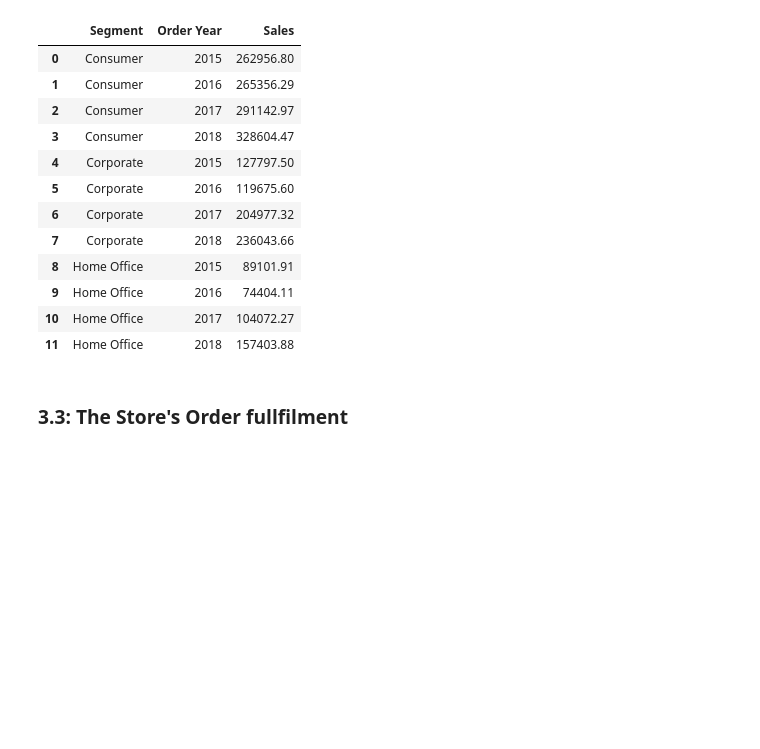
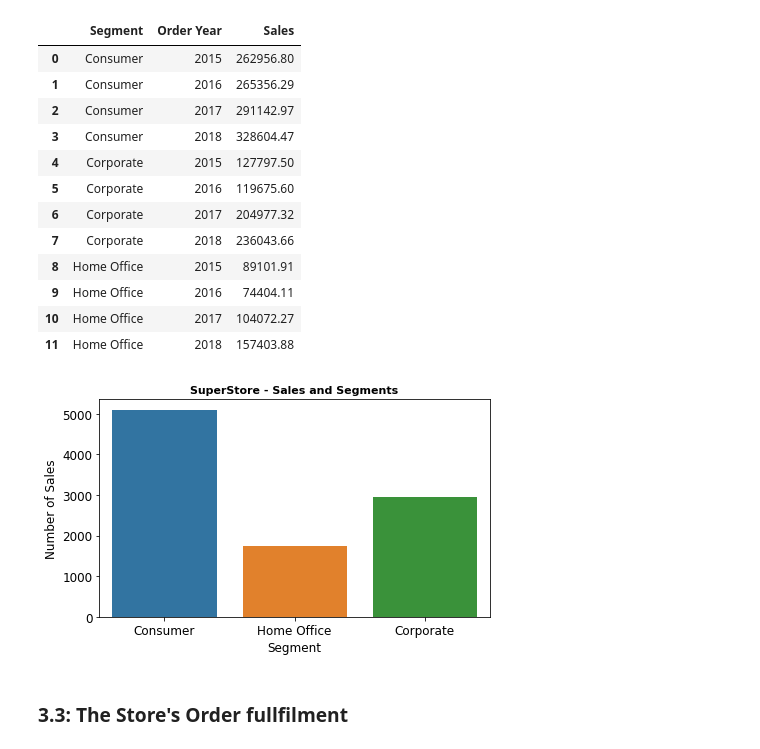
Before and after one commit to WayneNyariroh/StoreSales_Analysis, a Jupyter notebook: superStoreSales_EDA.ipynb, the cells around one changed output. Drawn from its saved outputs; the diff is of its cells as text; code cells hidden in the pictures; blank space fills up the shorter version.

Commit message:
Added Visualizations

```diff
--- a/superStoreSales_EDA.ipynb
+++ b/superStoreSales_EDA.ipynb
@@ -520,6 +520,15 @@ segment_sales
 | 9 | Home Office | 2016 | 74404.11 |
 | 10 | Home Office | 2017 | 104072.27 |
 | 11 | Home Office | 2018 | 157403.88 |
+# %%
+plt.figure(figsize=(7,4))
+sns.countplot(x=store_df.Segment)
+plt.title('SuperStore - Sales and Segments', fontsize=11, fontweight='bold')
+plt.ylabel('Number of Sales')
+plt.xlabel('Segment')
+plt.show()
+# %% [output]
+[figure, added]
 # %% [markdown]
 ### 3.3: The Store's Order fullfilment
 # %% [markdown]
```
Also changed, not shown: parts of 1 cell of this notebook.
